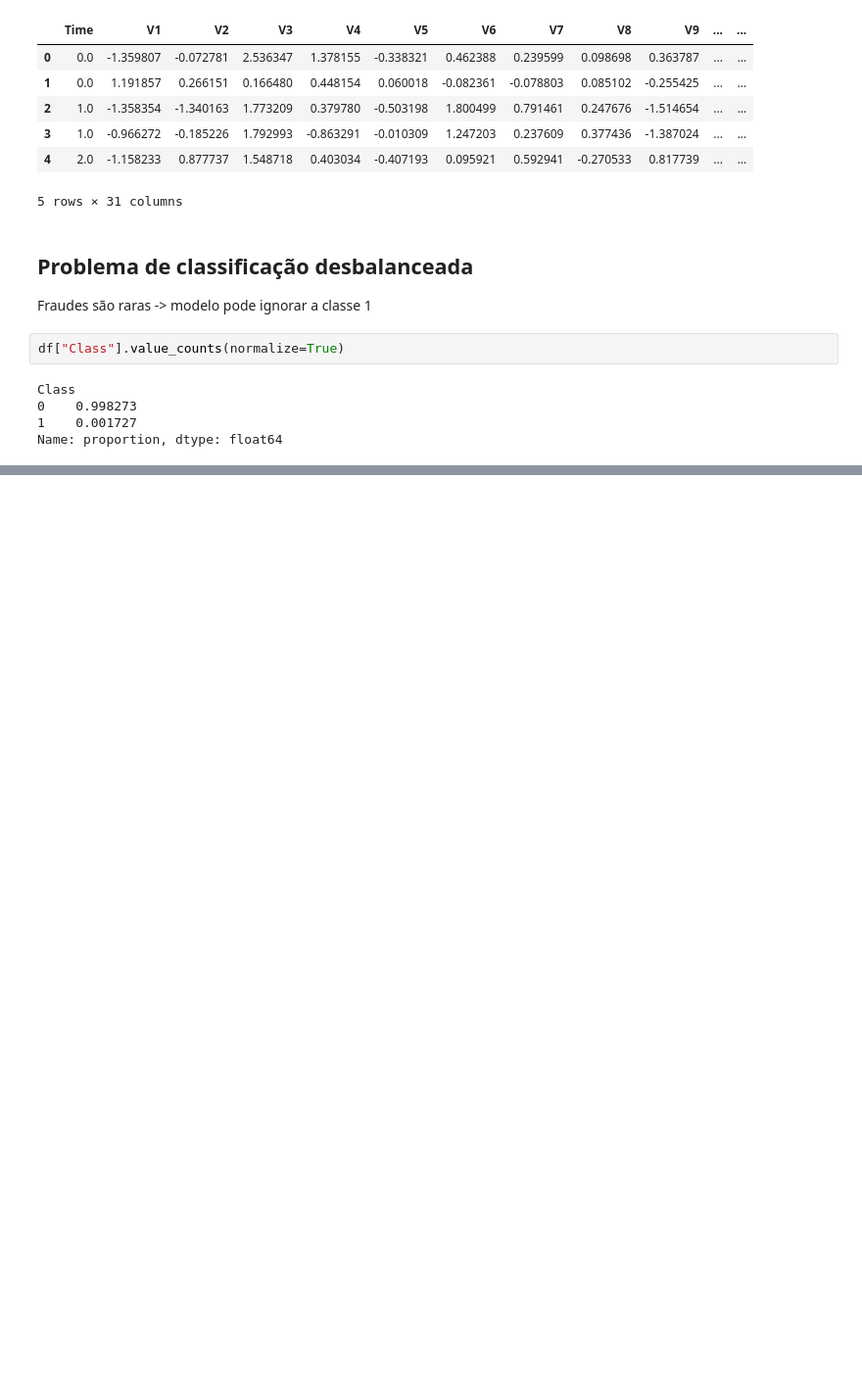
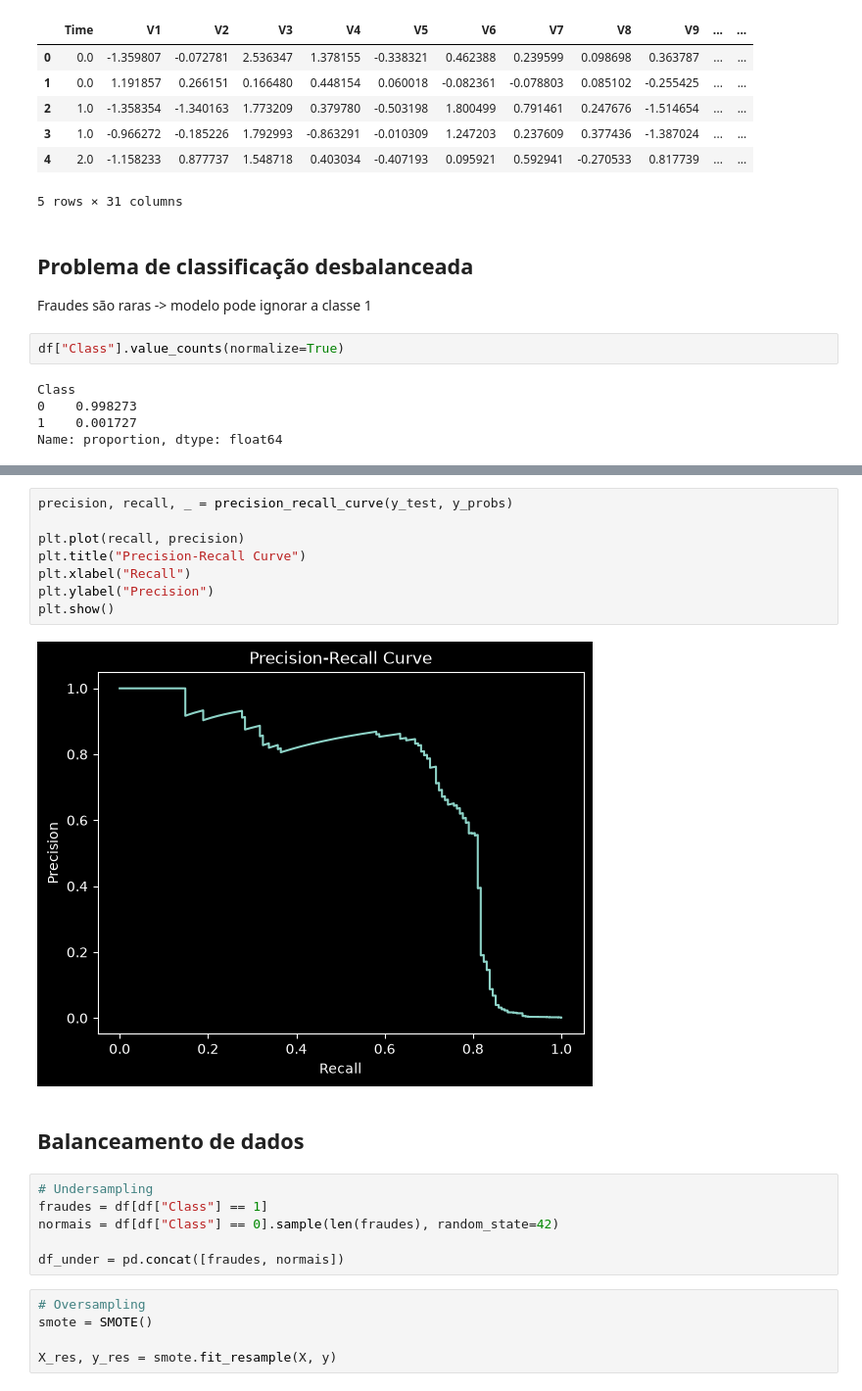
Before and after one commit to GhortheBrute/deteccao-de-fraude, a Jupyter notebook: Deteccao-de-fraudes-em-transacoes.ipynb, the cells around one changed output, grey strips where cells are left out. Shown at 98% size. Cells and saved outputs as stored; diff of their text form; blank space fills up the shorter version.

Commit message:
Concluído o notebook sobre detecção de fraudes.

```diff
--- a/Deteccao-de-fraudes-em-transacoes.ipynb
+++ b/Deteccao-de-fraudes-em-transacoes.ipynb
@@ -34,0 +104,23 @@ Name: proportion, dtype: float64
+# %%
+precision, recall, _ = precision_recall_curve(y_test, y_probs)
+
+plt.plot(recall, precision)
+plt.title("Precision-Recall Curve")
+plt.xlabel("Recall")
+plt.ylabel("Precision")
+plt.show()
+# %% [output]
+[figure, added]
+# %% [markdown]
+## Balanceamento de dados
+# %%
+# Undersampling
+fraudes = df[df["Class"] == 1]
+normais = df[df["Class"] == 0].sample(len(fraudes), random_state=42)
+
+df_under = pd.concat([fraudes, normais])
+# %%
+# Oversampling
+smote = SMOTE()
+
+X_res, y_res = smote.fit_resample(X, y)
```
Also changed, not shown: parts of 13 cells of this notebook.
